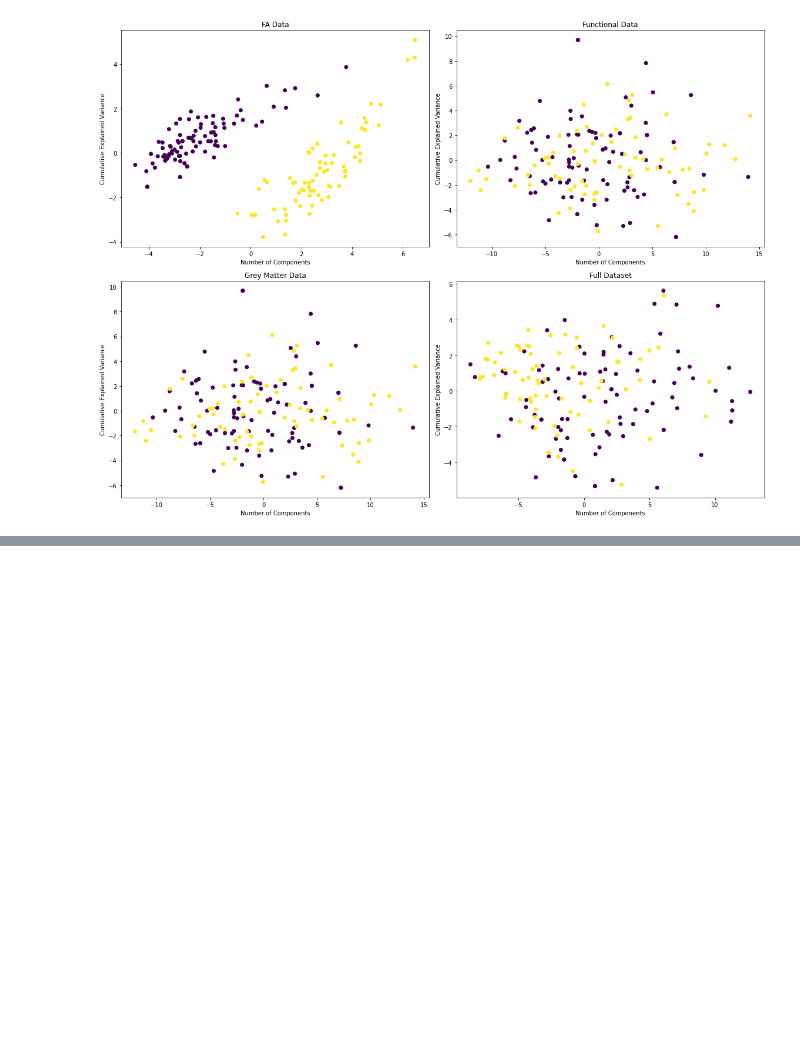
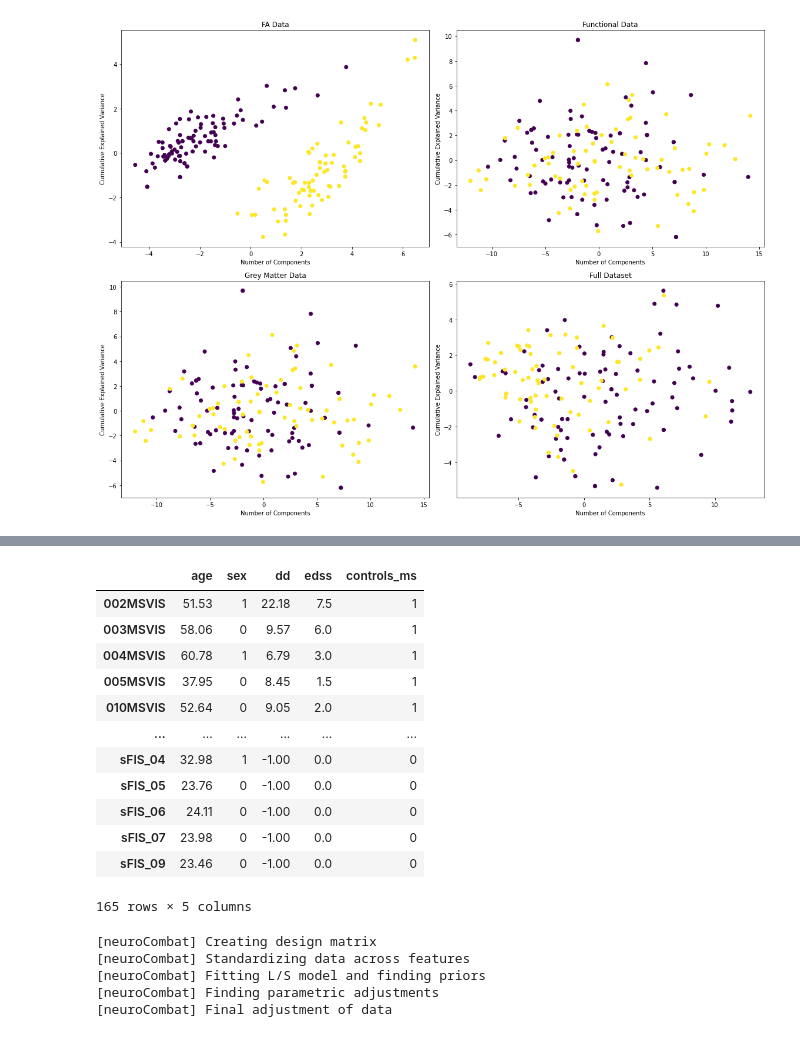
Before and after one commit to FrancescVP/Capstone_Project, a Jupyter notebook: Francesc/Harmonization.ipynb, the cells around one changed output, grey strips where cells are left out. Drawn from its saved outputs; the diff is of its cells as text; code cells hidden in the pictures; blank space fills up the shorter version.

```diff
--- a/Francesc/Harmonization.ipynb
+++ b/Francesc/Harmonization.ipynb
@@ -190,0 +173,62 @@ array([157,  23, 149, 110, 144, 104,  93, 120, 112, 106, 126, 111,  87,
+# %%
+fa.iloc[:, -5:]
+# %% [output]
+|  | age | sex | dd | edss | controls_ms |
+| 002MSVIS | 51.53 | 1 | 22.18 | 7.5 | 1 |
+| 003MSVIS | 58.06 | 0 | 9.57 | 6.0 | 1 |
+| 004MSVIS | 60.78 | 1 | 6.79 | 3.0 | 1 |
+| 005MSVIS | 37.95 | 0 | 8.45 | 1.5 | 1 |
+| 010MSVIS | 52.64 | 0 | 9.05 | 2.0 | 1 |
+| ... | ... | ... | ... | ... | ... |
+| sFIS_04 | 32.98 | 1 | -1.00 | 0.0 | 0 |
+| sFIS_05 | 23.76 | 0 | -1.00 | 0.0 | 0 |
+| sFIS_06 | 24.11 | 0 | -1.00 | 0.0 | 0 |
+| sFIS_07 | 23.98 | 0 | -1.00 | 0.0 | 0 |
+| sFIS_09 | 23.46 | 0 | -1.00 | 0.0 | 0 |
+165 rows × 5 columns
+# %%
+def harmonization(neuro_data, clinical_data, batch_col):
+    """
+    Takes raw data and harmonizes it by using the Combat method.
+
+    Arguments:
+    ---------
+
+    neuro_data: pandas dataframe or numpy array with the information related to neuroimaging or ROIs. The shape of the matrix has to be (Samples, Features)
+
+    clinical_data: It contains data that we want to take into account in the harmonization process, rather if it's because we don't want to affect it
+    influence (like age or sex) or because we want to modify it's influence, scanner effects.
+
+    batch_col: is the name of the column in "clinical_data" that we want to modify it's influence in the data.
+
+    Returns:
+    --------
+
+    Pandas dataframe with the harmonized neuroimaging data concatenated with the clinical data provided
+
+    """
+    dat = neuro_data.transpose()
+
+    index = [name for name in fa.index]
+    scanner = [0 if "MSVIS" in name else 1 for name in index]
+
+    clinical_data["scanner"] = scanner
+
+    har_data = neuroCombat.neuroCombat(dat = dat,
+                                       covars = clinical_data,
+                                       batch_col = "scanner")
+
+    clinical_data.drop(["scanner"], axis=1, inplace=True)
+
+    return pd.concat([pd.DataFrame(har_data["data"].transpose(), index = neuro_data.index, columns = neuro_data.columns), clinical_data],
+                     join = "inner",
+                     axis=1)
+
+
+h = harmonization(fa.iloc[:, :-5], fa.iloc[:, -5:], "scanner")
+# %% [output]
+[neuroCombat] Creating design matrix
+[neuroCombat] Standardizing data across features
+[neuroCombat] Fitting L/S model and finding priors
+[neuroCombat] Finding parametric adjustments
+[neuroCombat] Final adjustment of data
```
Also changed, not shown: parts of 21 cells of this notebook, 4 other files.
